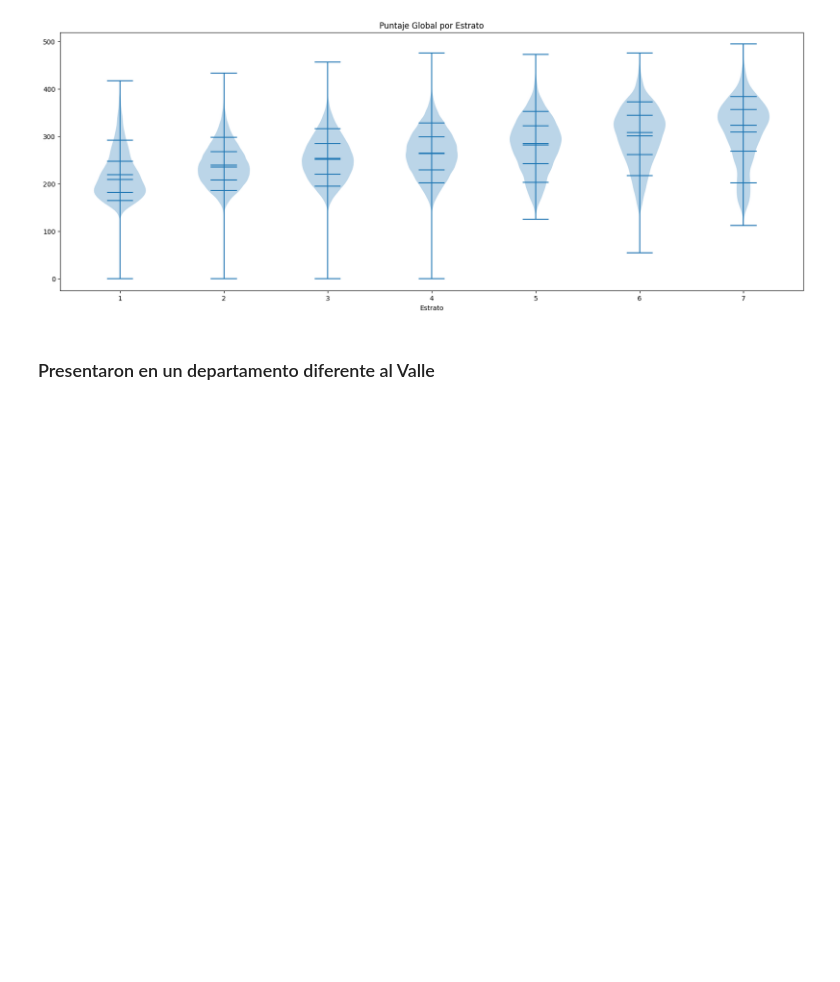
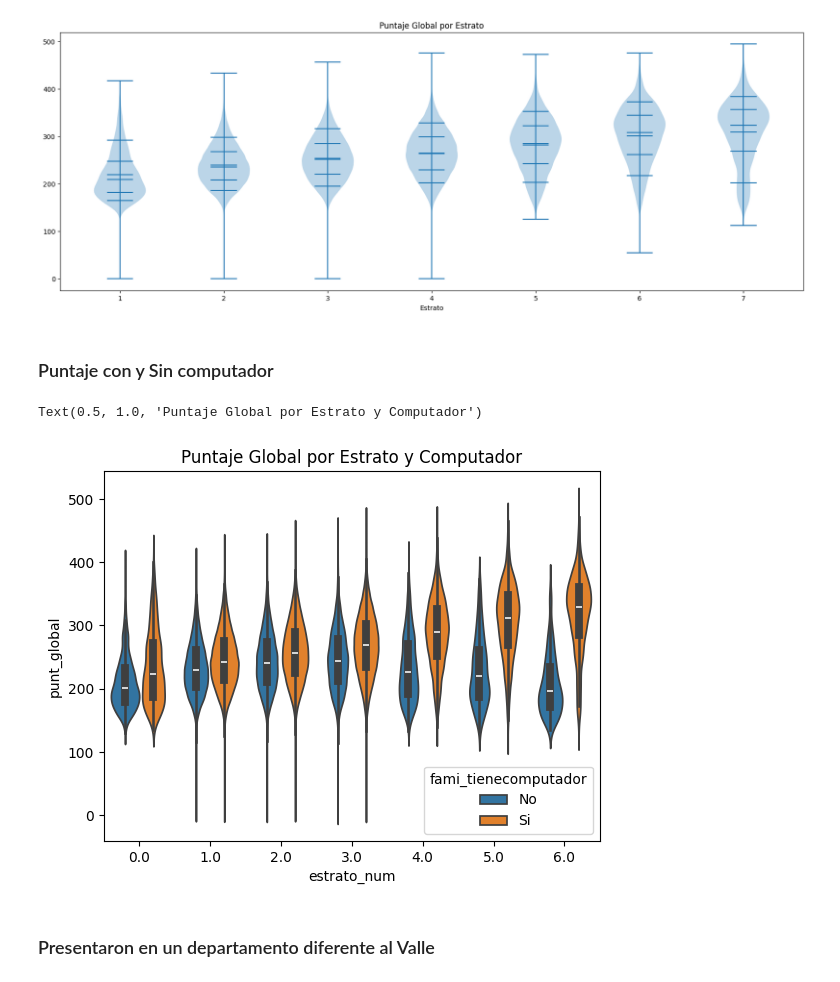
Before and after one commit to juancamilogoomezz/Proyecto-1, a Jupyter notebook: Notebook Experimentar.ipynb, the cells around one changed output. Drawn from its saved outputs; the diff is of its cells as text; code cells hidden in the pictures; blank space fills up the shorter version.

Commit message:
con computador

```diff
--- a/Notebook Experimentar.ipynb
+++ b/Notebook Experimentar.ipynb
@@ -183,6 +184,14 @@ ax1.set_xlabel("Estrato")
 # %% [output]
 Text(0.5, 0, 'Estrato')
 [figure]
+# %% [markdown]
+### Puntaje con y Sin computador
+# %%
+ax=sns.violinplot(data=df, x="estrato_num", y="punt_global", hue="fami_tienecomputador")
+ax.set_title("Puntaje Global por Estrato y Computador")
+# %% [output]
+Text(0.5, 1.0, 'Puntaje Global por Estrato y Computador')
+[figure, added]
 # %% [markdown]
 ### Presentaron en un departamento diferente al Valle
 # %%
```
Also changed, not shown: parts of 1 cell of this notebook.
